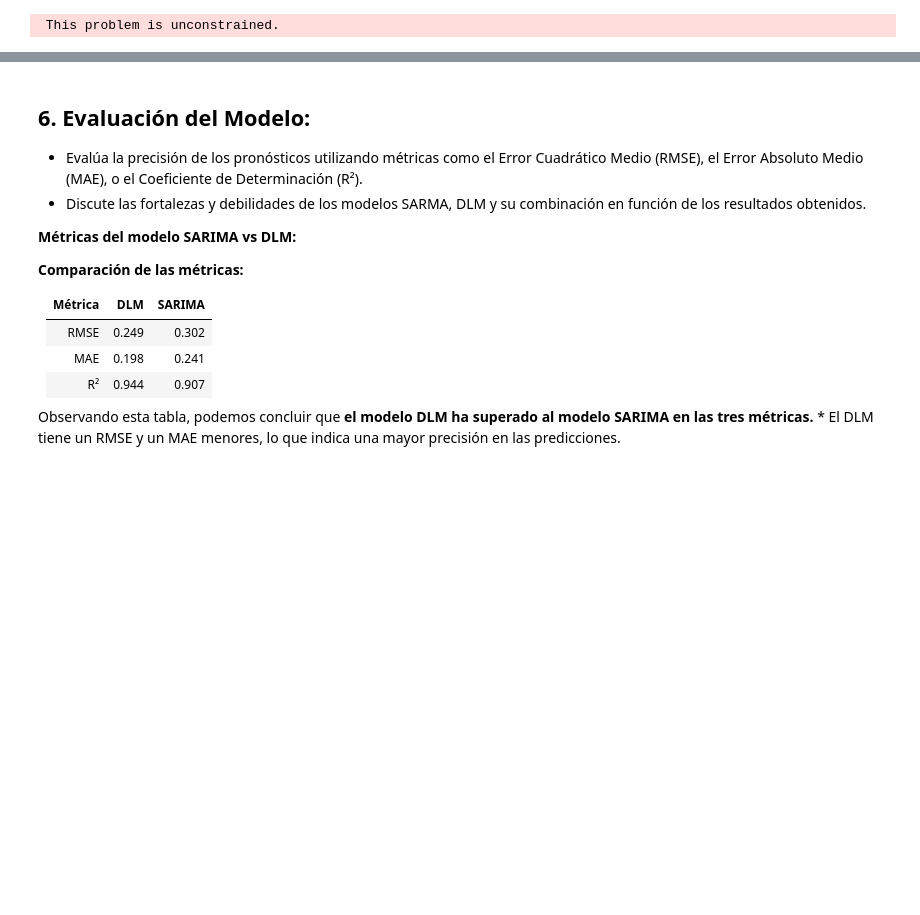
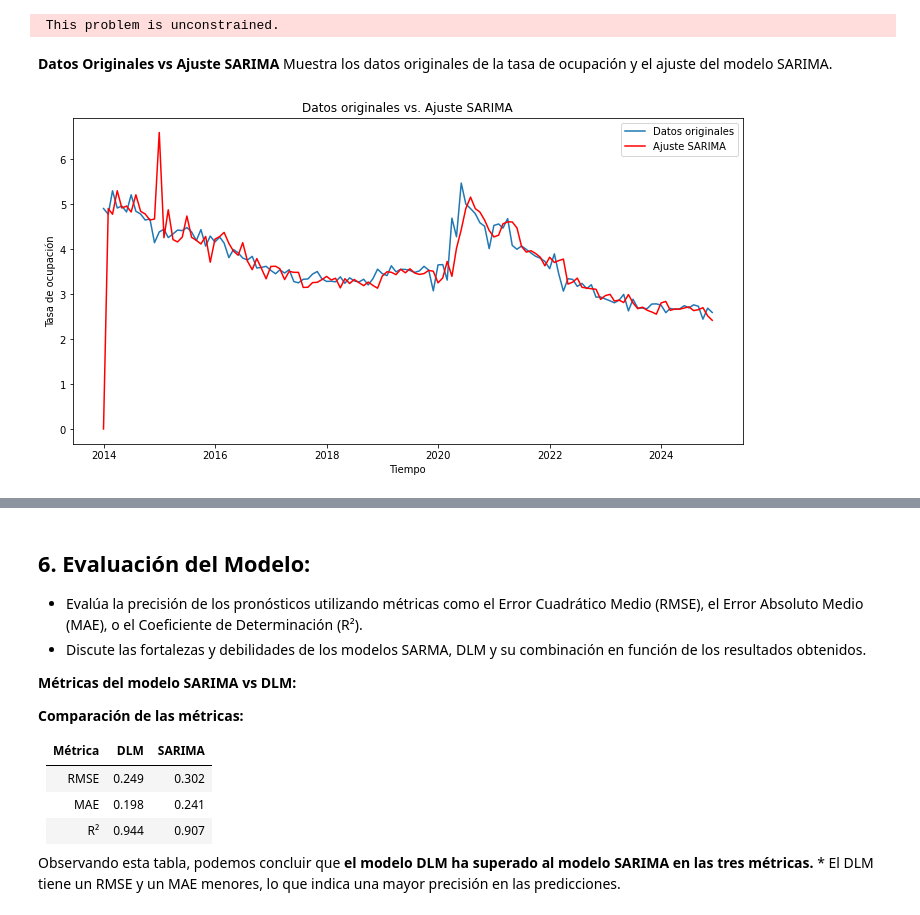
Before and after one commit to Rauloigs/Tasa_Ocupacional-Prediccion, a Jupyter notebook: p_final_cod.ipynb, the cells around one changed output, grey strips where cells are left out. Drawn from its saved outputs; the diff is of its cells as text; code cells hidden in the pictures; blank space fills up the shorter version.

```diff
--- a/p_final_cod.ipynb
+++ b/p_final_cod.ipynb
@@ -318,3 +316,16 @@ At iterate    5    f=  1.51775D-01    |proj g|=  2.70745D-01
 2025-12-01    2.427120
 Freq: MS, Name: predicted_mean, dtype: float64
  This problem is unconstrained.
+# %% [markdown]
+**Datos Originales vs Ajuste SARIMA** Muestra los datos originales de la tasa de ocupación y el ajuste del modelo SARIMA.
+# %%
+plt.figure(figsize=(12, 6))
+plt.plot(indic['tasa_ocupacion'], label='Datos originales')
+plt.plot(sarima_model.fittedvalues, color='red', label='Ajuste SARIMA')
+plt.title('Datos originales vs. Ajuste SARIMA')
+plt.xlabel('Tiempo')
+plt.ylabel('Tasa de ocupación')
+plt.legend()
+plt.show()
+# %% [output]
+[figure, added]
```
Also changed, not shown: parts of 8 cells of this notebook.
